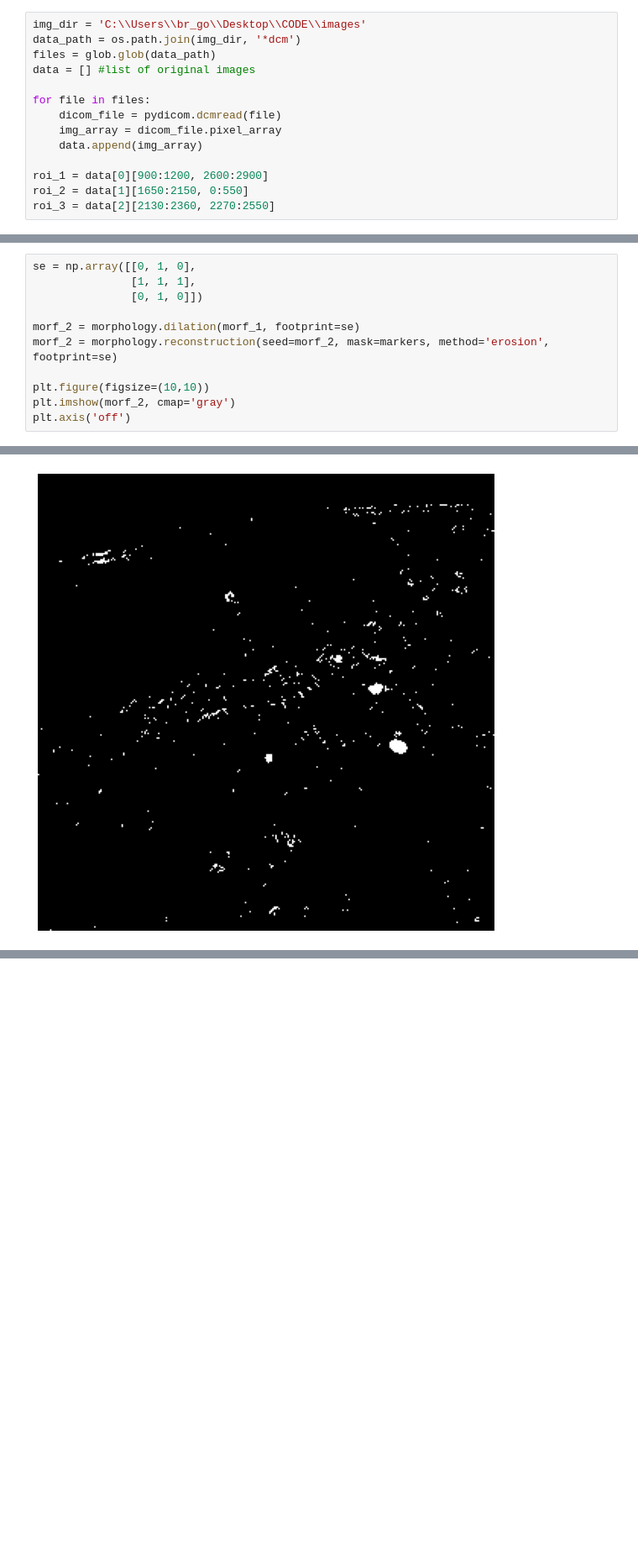
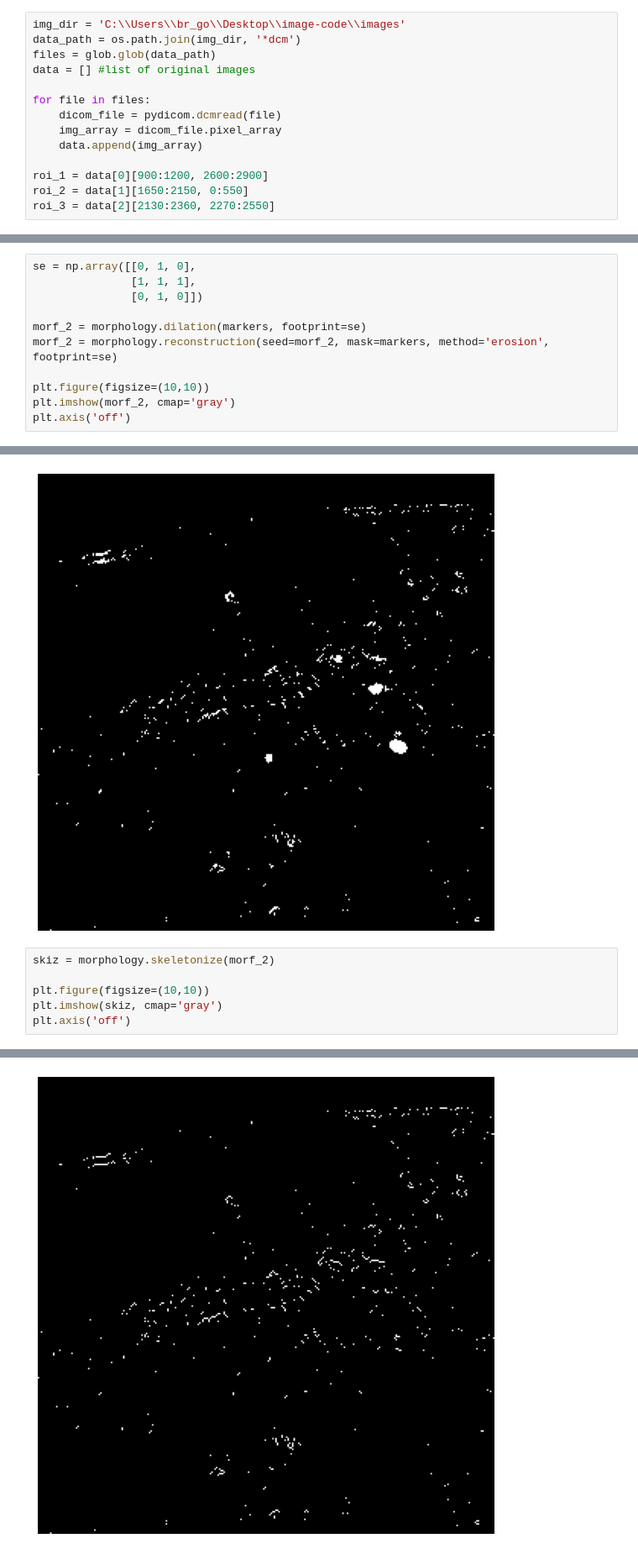
Before and after one commit to brunomgoes/image-code, a Jupyter notebook: cod_segm_2.ipynb, the cells around one changed output, grey strips where cells are left out. Shown at 84% size. Drawn from its saved outputs; the diff is of its cells as text; blank space fills up the shorter version.

```diff
--- a/cod_segm_2.ipynb
+++ b/cod_segm_2.ipynb
@@ -15,7 +15,7 @@ from skimage import (util, color, exposure, feature, filters, img_as_float64,
                      img_as_ubyte, img_as_uint, measure, morphology,
                      restoration, segmentation)
 # %%
-img_dir = 'C:\\Users\\br_go\\Desktop\\CODE\\images'
+img_dir = 'C:\\Users\\br_go\\Desktop\\image-code\\images'
 data_path = os.path.join(img_dir, '*dcm')
 files = glob.glob(data_path)
 data = [] #list of original images
@@ -104,7 +104,7 @@ se = np.array([[0, 1, 0],
                [1, 1, 1],
                [0, 1, 0]])
 
-morf_2 = morphology.dilation(morf_1, footprint=se)
+morf_2 = morphology.dilation(markers, footprint=se)
 morf_2 = morphology.reconstruction(seed=morf_2, mask=markers, method='erosion', footprint=se)
 
 plt.figure(figsize=(10,10))
@@ -113,3 +113,10 @@ plt.axis('off')
 # %% [output]
 (-0.5, 299.5, 299.5, -0.5)
 [figure]
+# %%
+skiz = morphology.skeletonize(morf_2)
+
+plt.figure(figsize=(10,10))
+plt.imshow(skiz, cmap='gray')
+plt.axis('off')
+# %% [output]
@@ -115,0 +124 @@ plt.axis('off')
+[figure, added]
```
Also changed, not shown: parts of 3 cells of this notebook, 4 other files.
